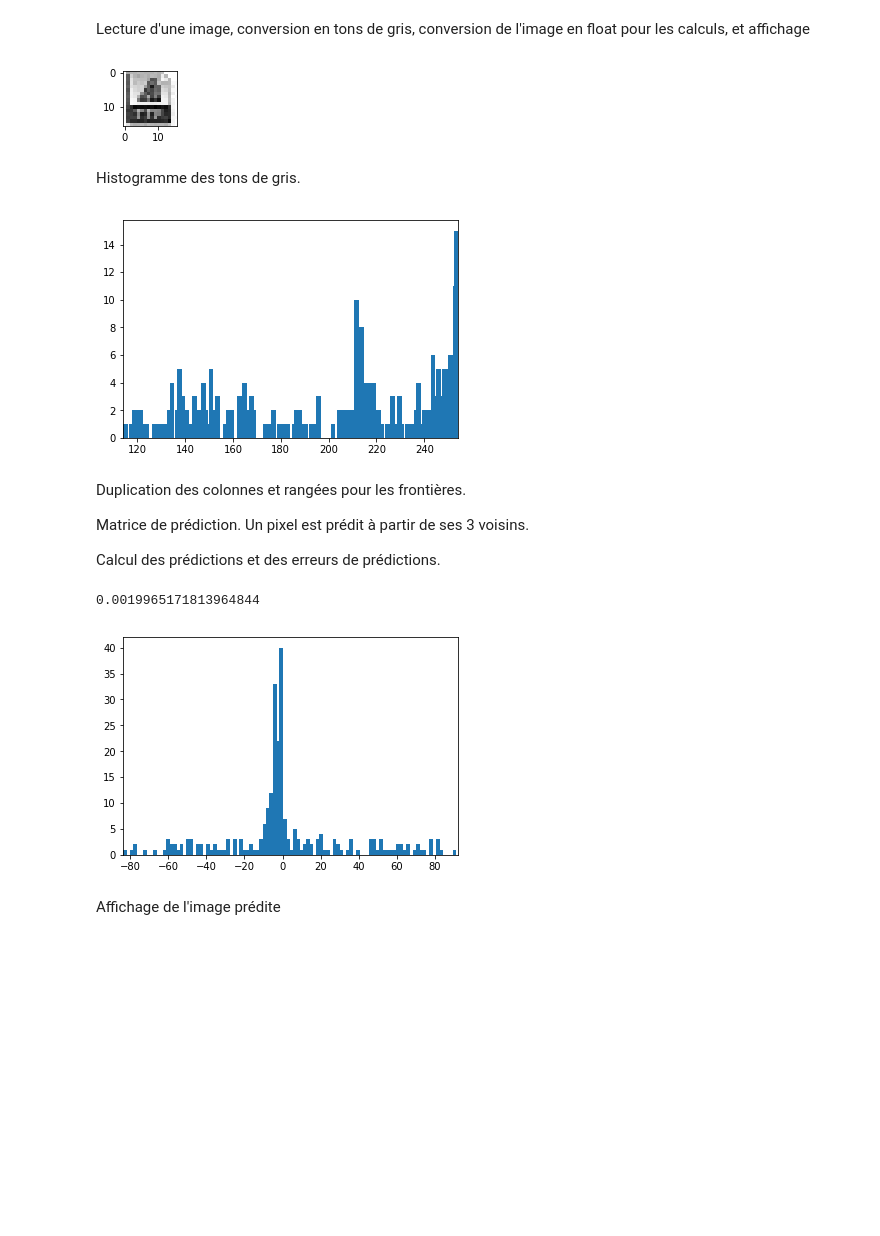
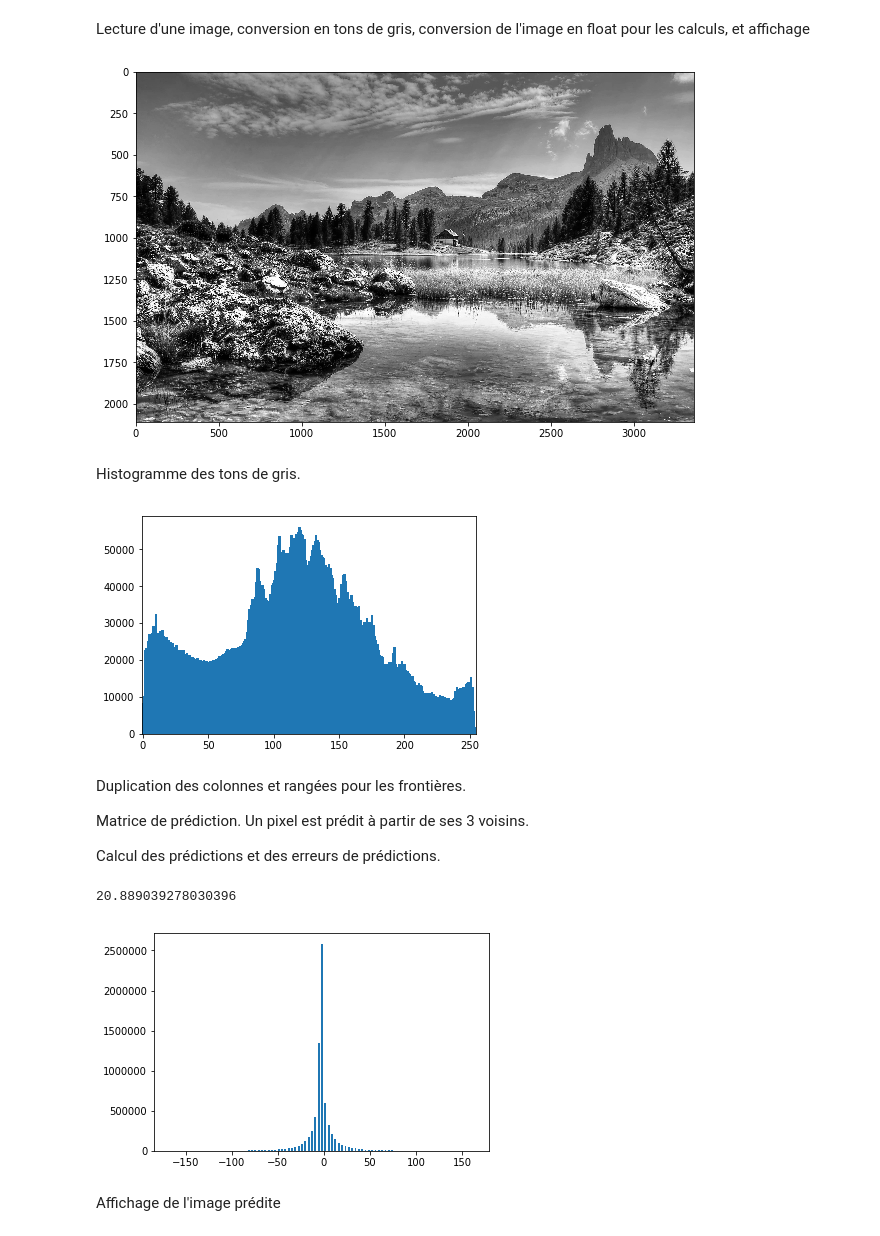
Before and after one commit to NohTow/INF8770, a Jupyter notebook: Codage-predictif-sur-image_H1.ipynb, the cells around one changed output. Drawn from its saved outputs; the diff is of its cells as text; code cells hidden in the pictures; blank space fills up the shorter version.

Commit message:
Ajouts des autres images

```diff
--- a/Codage-predictif-sur-image_H1.ipynb
+++ b/Codage-predictif-sur-image_H1.ipynb
@@ -15,16 +15,16 @@ Lecture d'une image, conversion en tons de gris, conversion de l'image en float
 # %%
 def rgb2gray(rgb):
     return np.dot(rgb[:,:], [0.299, 0.587, 0.114])
 
-fig1 = py.figure(figsize = (1,1))
-imagelue = py.imread('test.jpg')
+fig1 = py.figure(figsize = (10,10))
+imagelue = py.imread('./imagestest/origin(3360x2108).jpg')
 image=imagelue.astype('float')
 image=rgb2gray(image)
 imageout=image.astype('uint8')
 py.imshow(imageout,cmap = py.get_cmap('gray'))
 py.show()
 # %% [output]
-[figure, old version]
+[figure, new version]
 # %% [markdown]
 Histogramme des tons de gris.
 # %%
@@ -33,7 +33,7 @@ py.bar(intervalles[:-1], hist, width = 2)
 py.xlim(min(intervalles)-1, max(intervalles))
 py.show()
 # %% [output]
-[figure, old version]
+[figure, new version]
 # %% [markdown]
 Duplication des colonnes et rangées pour les frontières.
 
@@ -63,14 +63,14 @@ endTimer = time.time()
 predictifTime = endTimer-startTimer
 print(predictifTime)
 # %% [output]
-0.0019965171813964844
+20.889039278030396
 # %%
 hist, intervalles = np.histogram(erreur, bins=100)
 py.bar(intervalles[:-1], hist, width = 2)
 py.xlim(min(intervalles)-1, max(intervalles))
 py.show()
 # %% [output]
-[figure, old version]
+[figure, new version]
 # %% [markdown]
 Affichage de l'image prédite
 # %%
```
Also changed, not shown: parts of 3 cells of this notebook, 10 other files.
